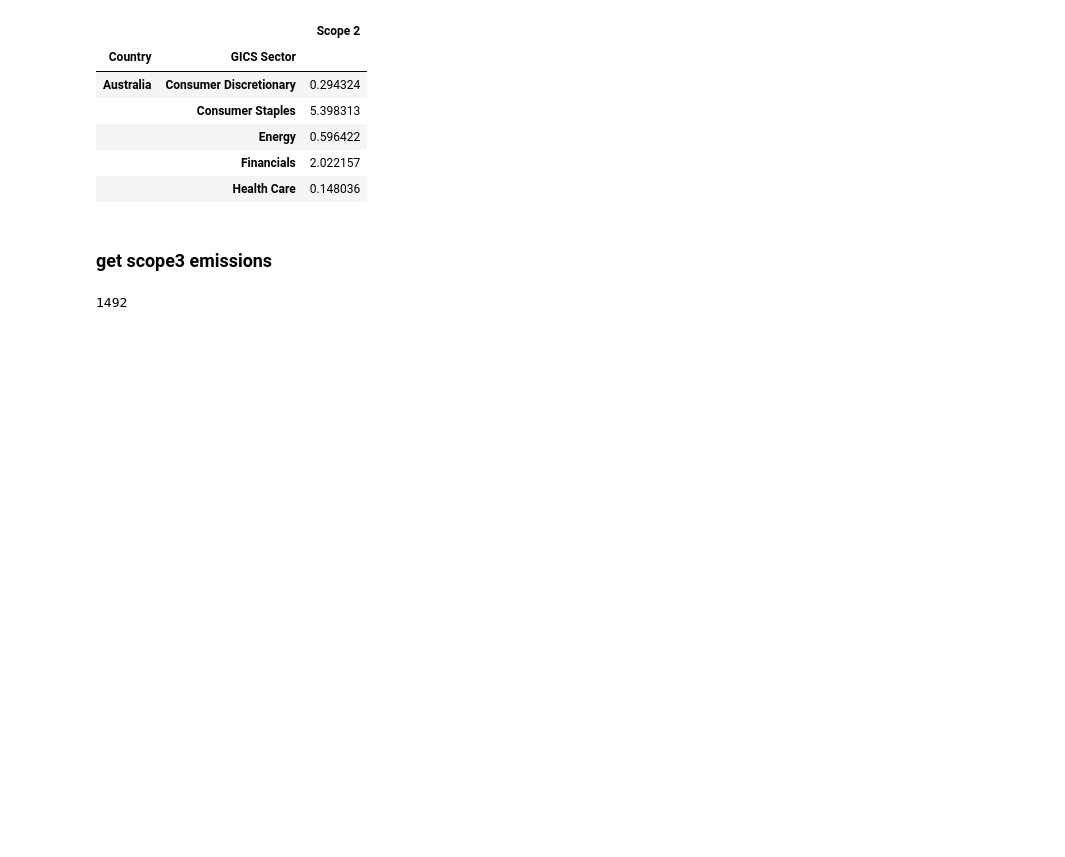
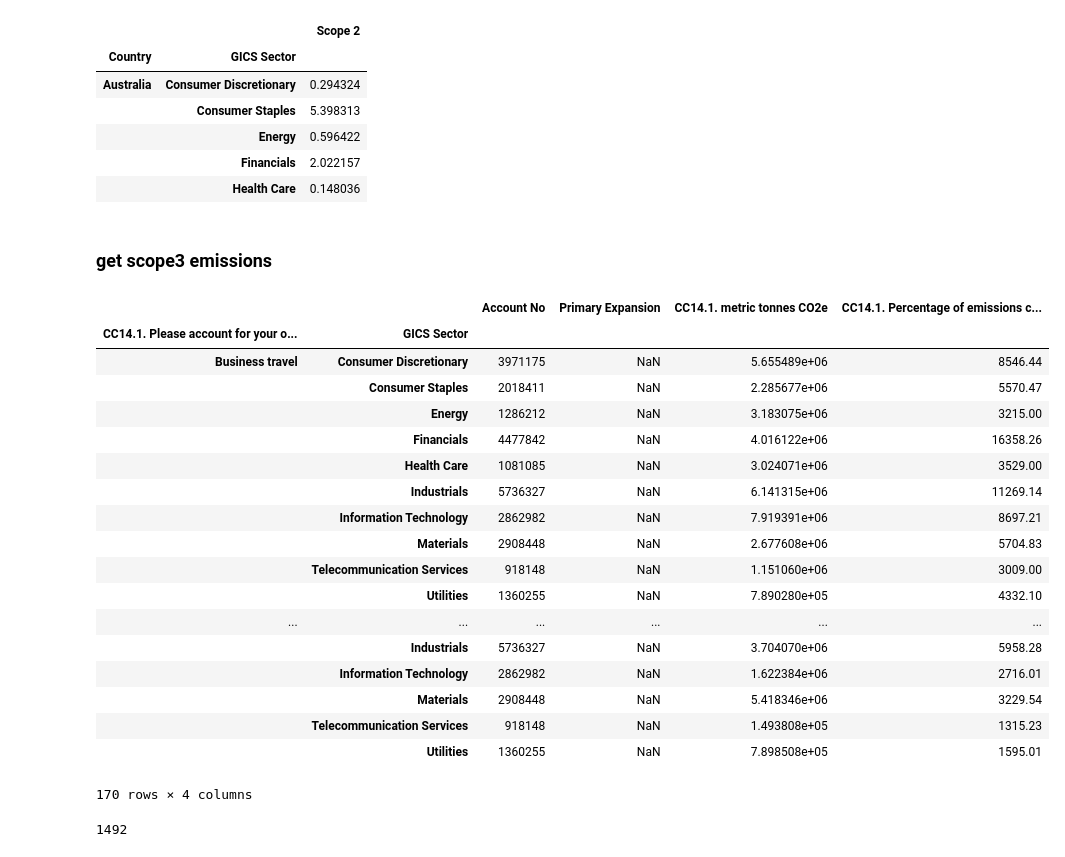
Before and after one commit to mirthbottle/ghg, a Jupyter notebook: CDP data.ipynb, the cells around one changed output. Cells and saved outputs as stored; diff of their text form; code cells hidden in the pictures; blank space fills up the shorter version.

Commit message:
got scope 3 categories by sector

```diff
--- a/CDP data.ipynb
+++ b/CDP data.ipynb
@@ -82,7 +82,34 @@ s2data = gm.write_json(scope2total, "scope2countrysector.json")
 # %%
 p2 = xls.parse(49)
 # %%
-p2.to_pickle('../CDPdata/sheet49_2010.pkl')
+# p2.to_pickle('../CDPdata/sheet49_2010.pkl')
+p2 = pd.read_pickle("../CDPdata/sheet68_2014.pkl")
+# %%
+catgroups = p2.groupby([p2.columns[gm.scopecols[2014][3]["cat"]],'GICS Sector'])
+cats = catgroups.groups.keys()
+# catgroups.head()
+# %%
+catgroups.sum()
+# %% [output]
+|  |  | Account No | Primary Expansion | CC14.1. metric tonnes CO2e | CC14.1. Percentage of emissions c... |
+| CC14.1. Please account for your o... | GICS Sector |  |  |  |  |
+| Business travel | Consumer Discretionary | 3971175 | NaN | 5.655489e+06 | 8546.44 |
+|  | Consumer Staples | 2018411 | NaN | 2.285677e+06 | 5570.47 |
+|  | Energy | 1286212 | NaN | 3.183075e+06 | 3215.00 |
+|  | Financials | 4477842 | NaN | 4.016122e+06 | 16358.26 |
+|  | Health Care | 1081085 | NaN | 3.024071e+06 | 3529.00 |
+|  | Industrials | 5736327 | NaN | 6.141315e+06 | 11269.14 |
+|  | Information Technology | 2862982 | NaN | 7.919391e+06 | 8697.21 |
+|  | Materials | 2908448 | NaN | 2.677608e+06 | 5704.83 |
+|  | Telecommunication Services | 918148 | NaN | 1.151060e+06 | 3009.00 |
+|  | Utilities | 1360255 | NaN | 7.890280e+05 | 4332.10 |
+| ... | ... | ... | ... | ... | ... |
+|  | Industrials | 5736327 | NaN | 3.704070e+06 | 5958.28 |
+|  | Information Technology | 2862982 | NaN | 1.622384e+06 | 2716.01 |
+|  | Materials | 2908448 | NaN | 5.418346e+06 | 3229.54 |
+|  | Telecommunication Services | 918148 | NaN | 1.493808e+05 | 1315.23 |
+|  | Utilities | 1360255 | NaN | 7.898508e+05 | 1595.01 |
+170 rows × 4 columns
 # %%
 pscope3 = gm.get_scope3(p2, 2010)
 # %%
```
Also changed, not shown: parts of 2 cells of this notebook.
